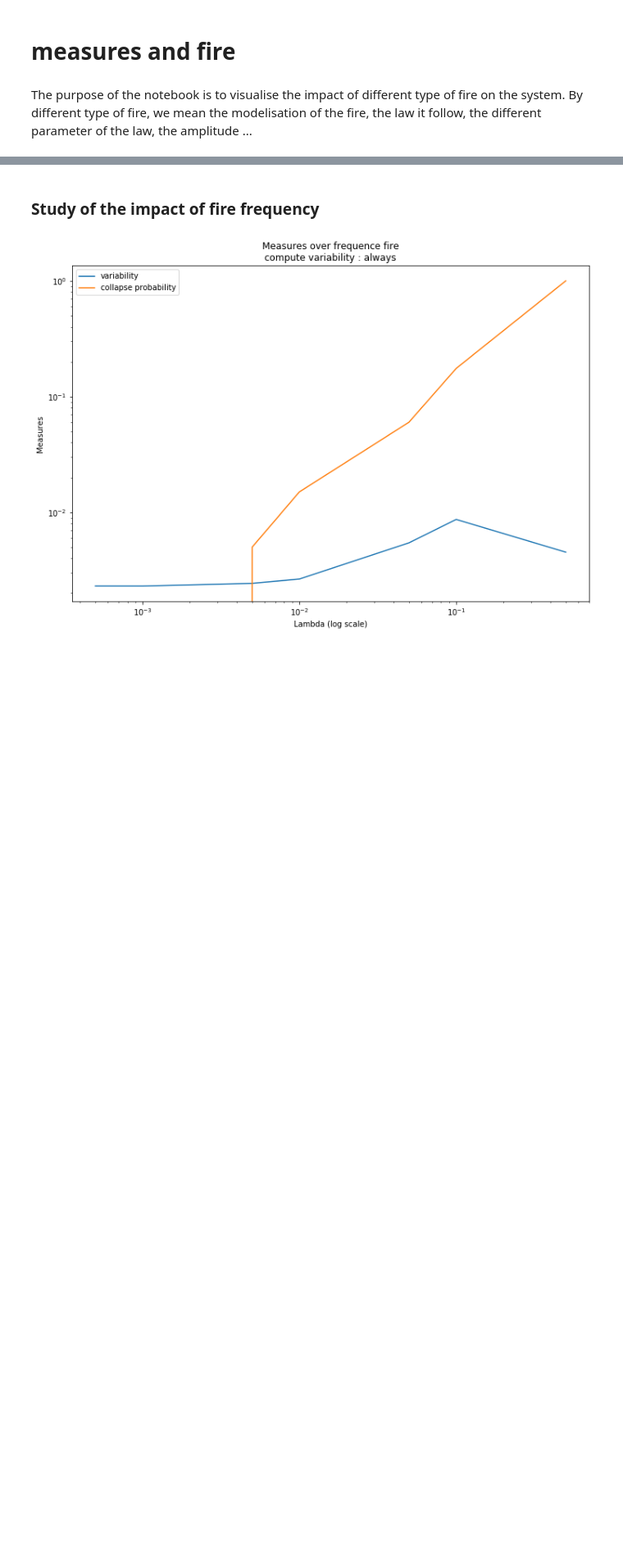
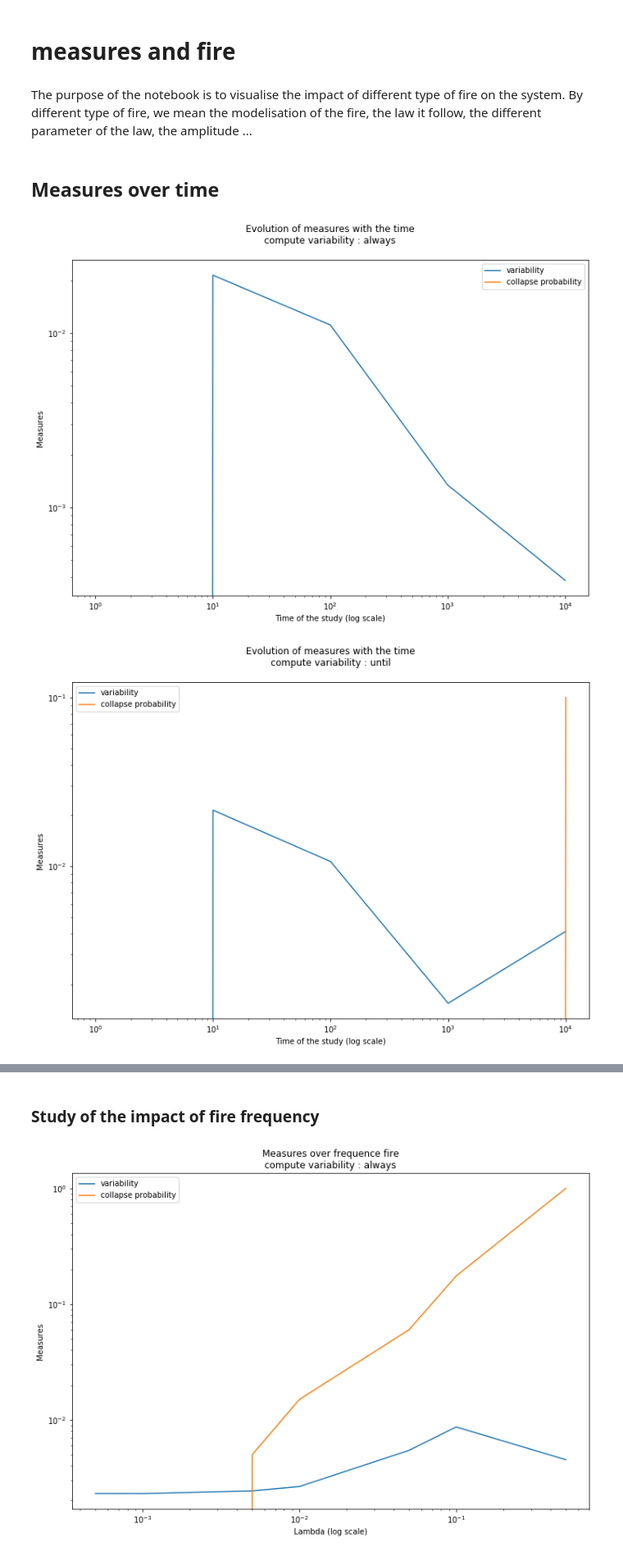
Before and after one commit to cavaillesj/internship_moulis, a Jupyter notebook: measures_and_fire.ipynb, the cells around one changed output, grey strips where cells are left out. Shown at 82% size. Drawn from its saved outputs; the diff is of its cells as text; code cells hidden in the pictures; blank space fills up the shorter version.

```diff
--- a/measures_and_fire.ipynb
+++ b/measures_and_fire.ipynb
@@ -27,3 +29,38 @@ def measure(compute_variability = "always", **kwargs):
         else:
             print("The choice of the way to compute the variability is not know")
     return np.nanmean(Variability), np.nanmean(Collapse)
+# %% [markdown]
+## Measures over time
+# %%
+FinalTime = [10**i for i in range(0, 5)]
+
+Param_freq = {"p":0.01}
+Param_ampl = {"scale":0.07}
+
+Fire = {"frequence": "bernoulli",
+        "param_freq" : Param_freq,
+        "amplitude": "exponential",
+        "param_amplitude" : Param_ampl,
+        "type" : "proportionnal",
+        "coef_W_N" : 5}
+
+
+for j, compute_variability in enumerate(Compute_variability):
+    V = []
+    C = []
+    for i, finalTime in enumerate(FinalTime):
+        v, c = measure(compute_variability = compute_variability, Fire = Fire, finalTime = finalTime) #############" modifier objet, au début et à perturbation"
+        V += [v]
+        C += [c]
+    plt.figure(figsize=(12, 8))
+    plt.loglog(FinalTime, V, label="variability")
+    plt.loglog(FinalTime, C, label="collapse probability")
+    plt.legend()
+    plt.xlabel("Time of the study (log scale)")
+    plt.ylabel("Measures")
+    plt.title("Evolution of measures with the time\ncompute variability : "+compute_variability+"\n")
+    plt.savefig("plot/measures/Measures_over_time_compute_variability_"+compute_variability)
+    plt.show()
+# %% [output]
+[figure, added]
+[figure, added]
```
Also changed, not shown: parts of 7 cells of this notebook, 31 other files.
